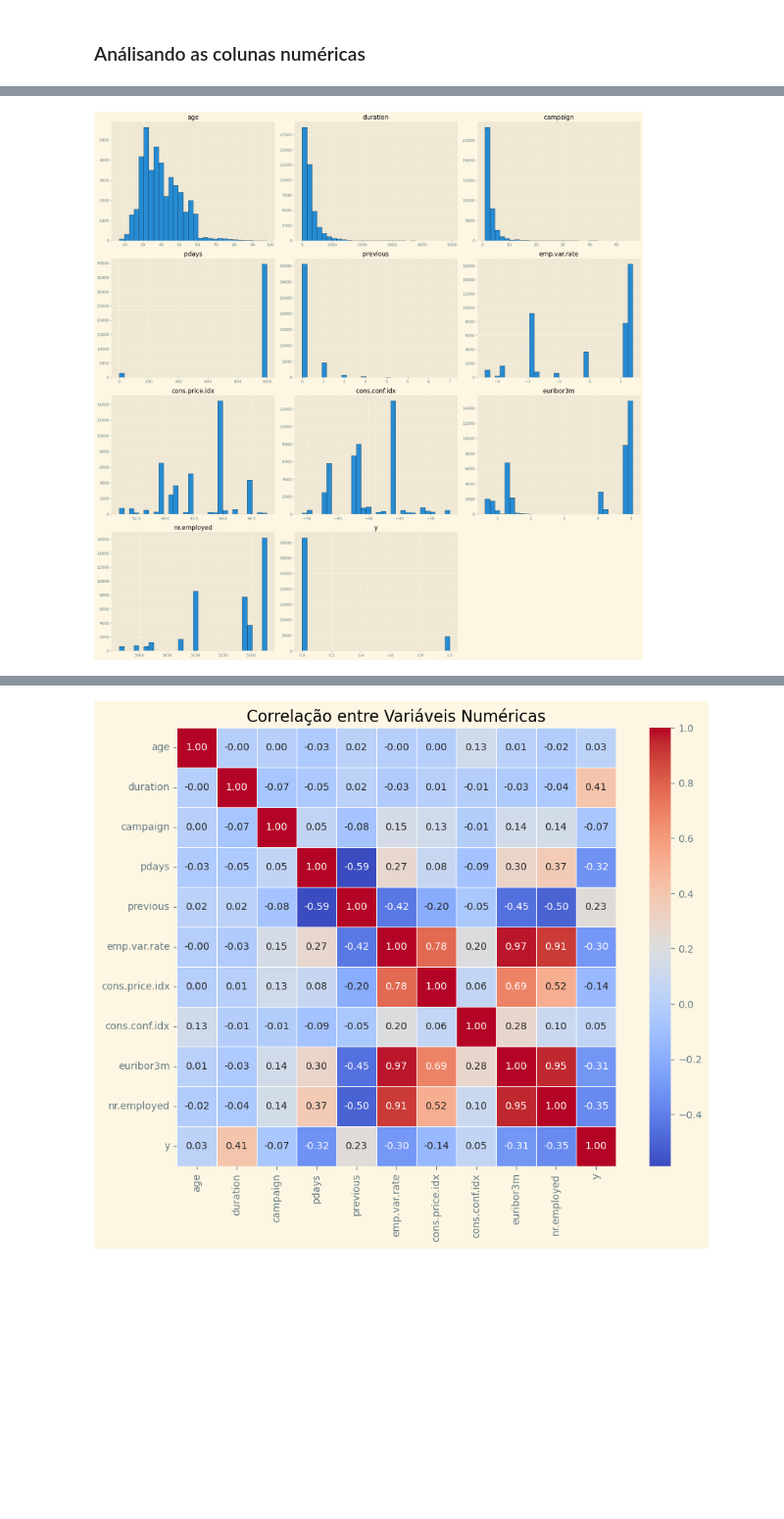
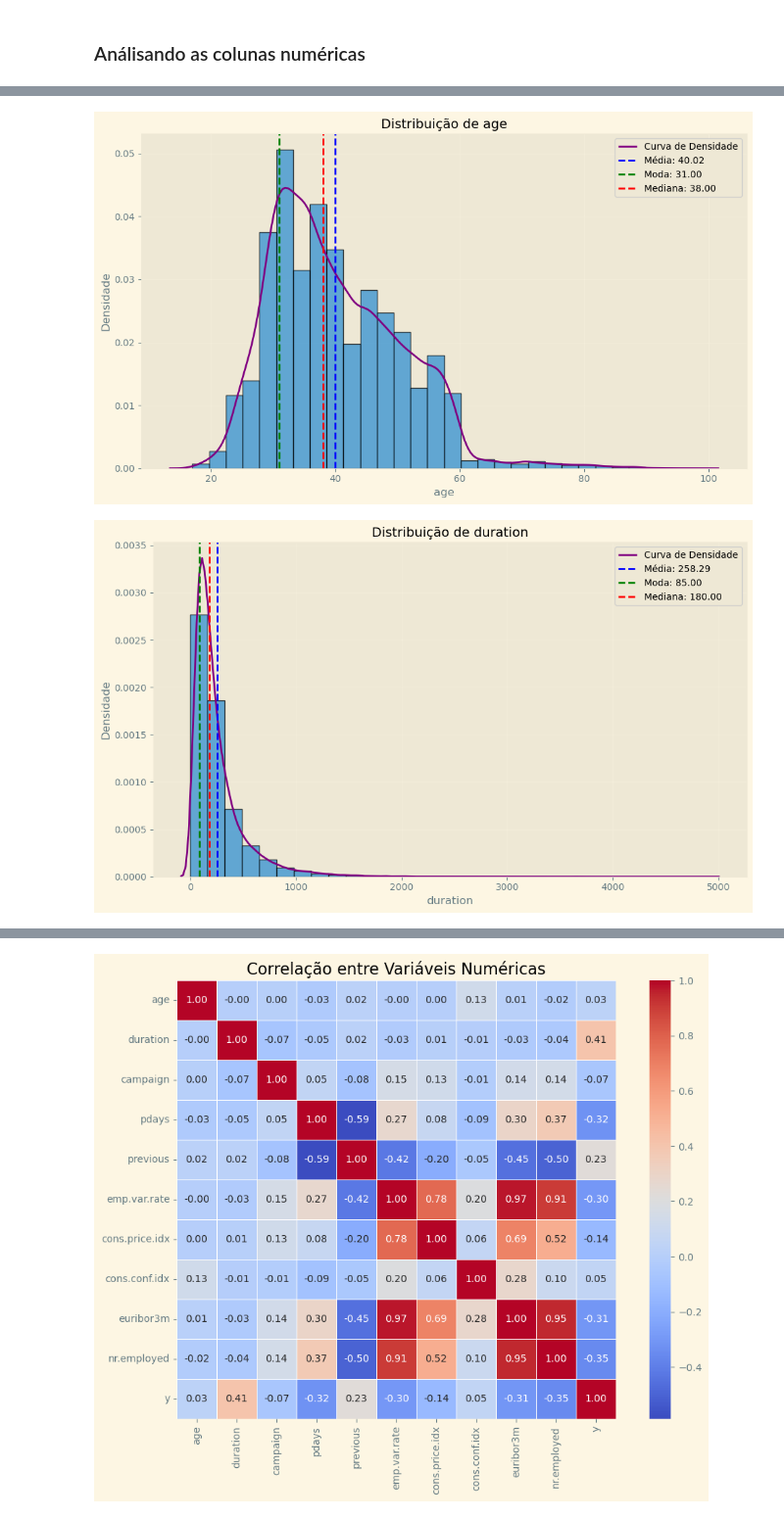
Before and after one commit to cabralzgrv/bank_marketing, a Jupyter notebook: eda.ipynb, the cells around one changed output, grey strips where cells are left out. Shown at 98% size. Saved outputs shown, nothing was run; the diff lists cells and outputs as text; code cells hidden in the pictures; blank space fills up the shorter version.

```diff
--- a/eda.ipynb
+++ b/eda.ipynb
@@ -155,8 +192,47 @@ y: Mínimo: 0 | Máximo: 1 | Média: 0.11265417111780131 | Mediana: 0.0 | Moda:
 # %%
-# Verificando a distribuição das variáveis numéricas
-axes = df.hist(figsize=(20, 20), bins=30, edgecolor='black')
-for ax in axes.flatten():
-    ax.set_title(ax.get_title(), color='black')
-plt.tight_layout()
+# Função para criar histograma com linha da mediana, média, moda e curva de densidade
+def histogram(dataframe, feature_name, bins=30, figsize=(10, 6)):
+    # Verificar se a feature existe no dataframe
+    if feature_name not in dataframe.columns:
+        print(f"Erro: A feature '{feature_name}' não existe no DataFrame.")
+        return
+
+    # Verificar se a feature é numérica
+    if not pd.api.types.is_numeric_dtype(dataframe[feature_name]):
+        print(f"Erro: A feature '{feature_name}' não é numérica.")
+        return
+
+    # Criar a figura e o eixo
+    plt.figure(figsize=figsize)
+
+    # Criar o histograma com densidade normalizada
+    ax = dataframe[feature_name].hist(bins=bins, edgecolor='black', density=True, alpha=0.7)
+
+    # Adicionar a curva de densidade (o "sino")
+    sns.kdeplot(dataframe[feature_name], color='purple', lw=2, label='Curva de Densidade')
+
+    # Calcular a mediana, moda e média
+    mean_value = dataframe[feature_name].mean()
+    mode_value = dataframe[feature_name].mode()[0]
+    median_value = dataframe[feature_name].median()
+
+    # Adicionar a linha da mediana, moda e média
+    plt.axvline(x=mean_value, color='blue', linestyle='--', linewidth=2, label=f'Média: {mean_value:.2f}')
+    plt.axvline(x=mode_value, color='green', linestyle='--', linewidth=2, label=f'Moda: {mode_value:.2f}')
+    plt.axvline(x=median_value, color='red', linestyle='--', linewidth=2, label=f'Mediana: {median_value:.2f}')
+
+    # Configurar o título e as legendas
+    plt.title(f'Distribuição de {feature_name}', color='black', fontsize=14)
+    plt.xlabel(feature_name, fontsize=12)
+    plt.ylabel('Densidade', fontsize=12)
+    plt.legend()
+    plt.grid(True, alpha=0.3)
+
+    plt.tight_layout()
+    plt.show()
-# %% [output]
-[figure, removed]
+# %%
+for col in numerical_columns:
+    histogram(df, col, bins=30, figsize=(10, 6))
+# %% [output]
+[figure, added]
+[figure, added]
```
Also changed, not shown: parts of 6 cells of this notebook.
